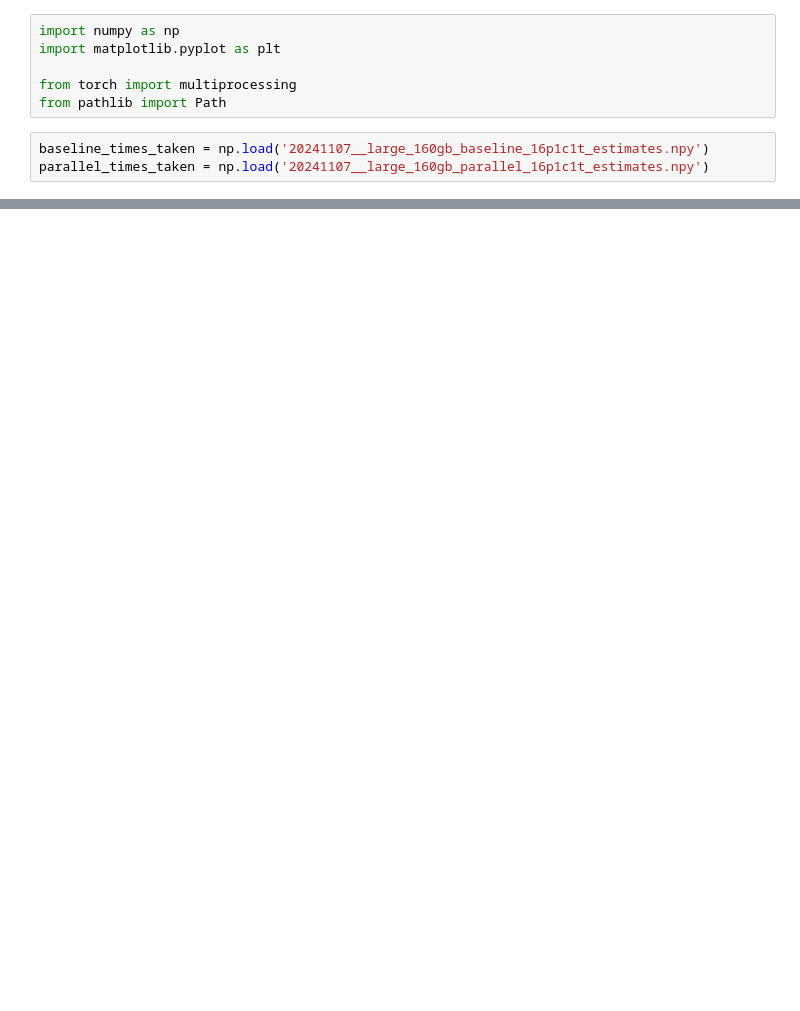
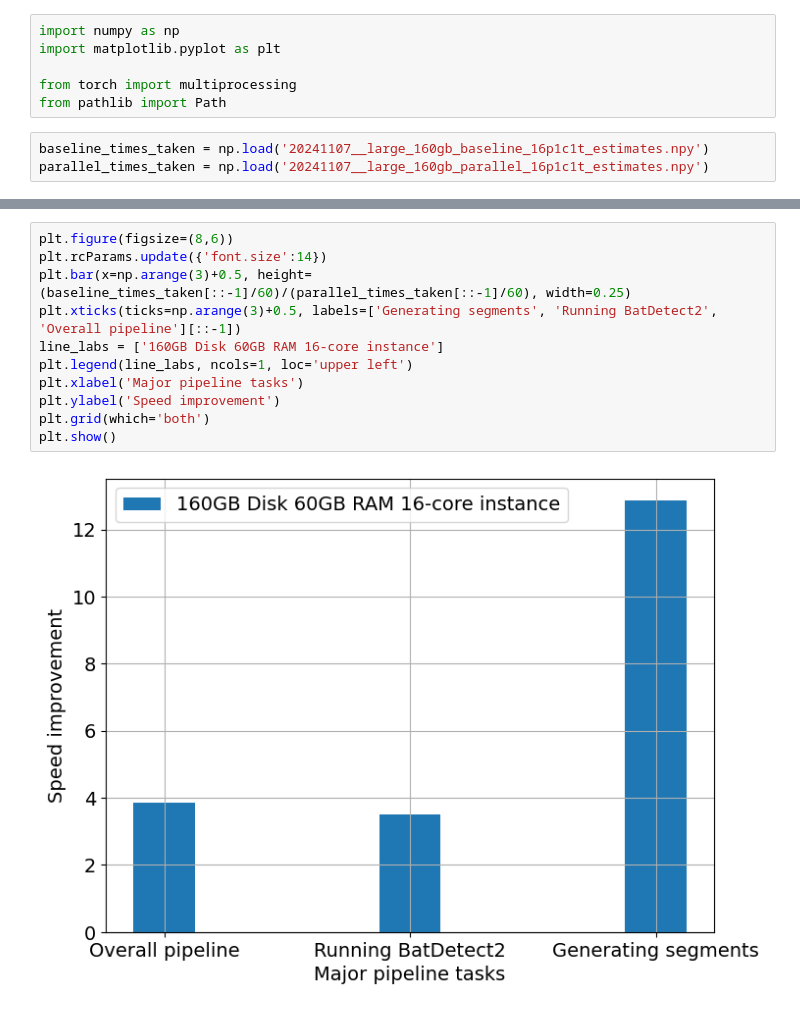
Before and after one commit to aditya-uw/bat-detector-msds, a Jupyter notebook: daily_notebooks/20241108__plotting_baseline_parallel_large_instance_comp.ipynb, the cells around one changed output, grey strips where cells are left out. Drawn from its saved outputs; the diff is of its cells as text; blank space fills up the shorter version.

Commit message:
added 2nd way to plot

```diff
--- a/daily_notebooks/20241108__plotting_baseline_parallel_large_instance_comp.ipynb
+++ b/daily_notebooks/20241108__plotting_baseline_parallel_large_instance_comp.ipynb
@@ -23,3 +23,16 @@ plt.grid(which='both')
 plt.show()
 # %% [output]
 [figure]
+# %%
+plt.figure(figsize=(8,6))
+plt.rcParams.update({'font.size':14})
+plt.bar(x=np.arange(3)+0.5, height=(baseline_times_taken[::-1]/60)/(parallel_times_taken[::-1]/60), width=0.25)
+plt.xticks(ticks=np.arange(3)+0.5, labels=['Generating segments', 'Running BatDetect2', 'Overall pipeline'][::-1])
+line_labs = ['160GB Disk 60GB RAM 16-core instance']
+plt.legend(line_labs, ncols=1, loc='upper left')
+plt.xlabel('Major pipeline tasks')
+plt.ylabel('Speed improvement')
+plt.grid(which='both')
+plt.show()
+# %% [output]
+[figure, added]
```
Also changed, not shown: parts of 1 cell of this notebook.
